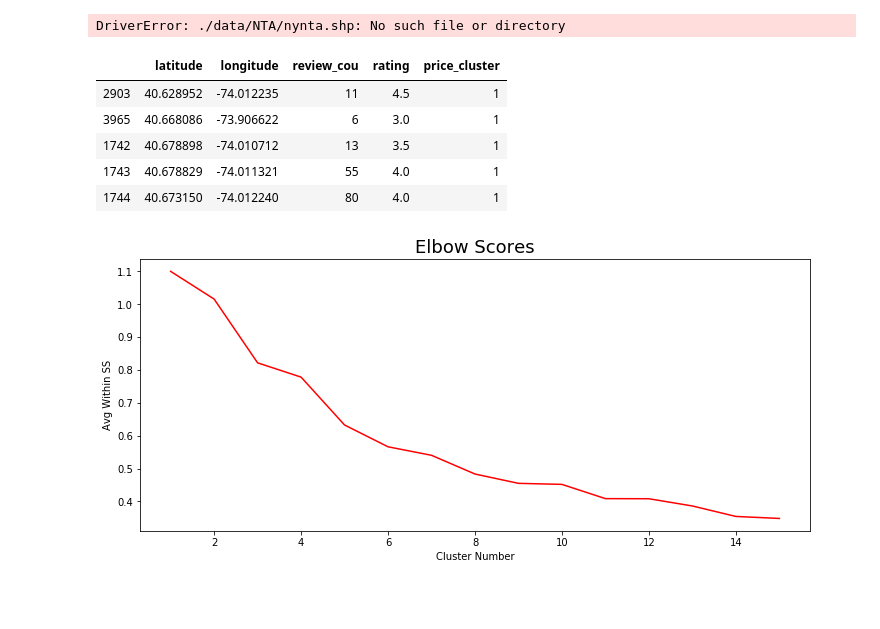
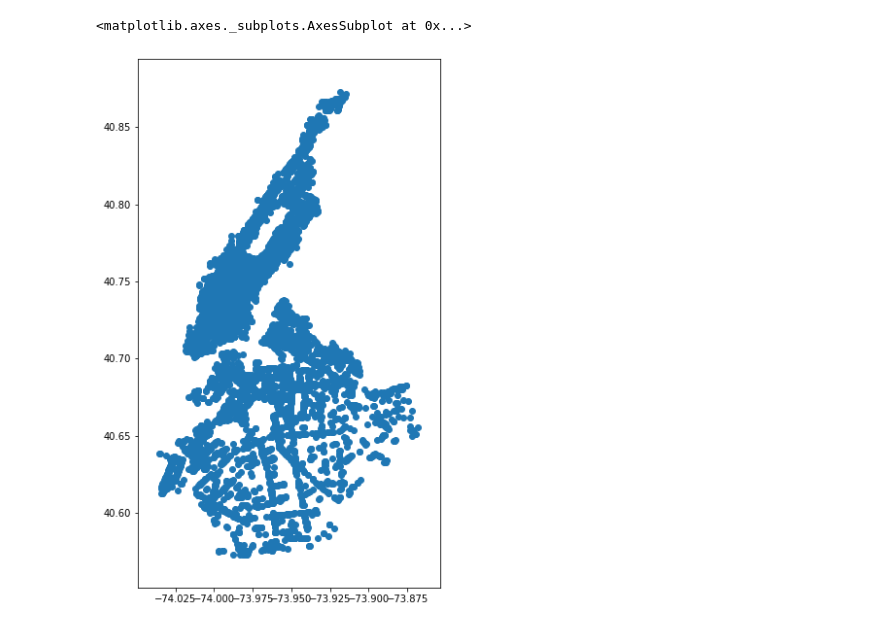
Before and after one commit to lobodemonte/restaurant-scene-ads, a Jupyter notebook: Yelp_Kmeans.ipynb, the cells around one changed output. Drawn from its saved outputs; the diff is of its cells as text; code cells hidden in the pictures; blank space fills up the shorter version.

```diff
--- a/Yelp_Kmeans.ipynb
+++ b/Yelp_Kmeans.ipynb
@@ -31,6 +31,24 @@ def get_kmeans_labels(data, num_clusters):
     km = KMeans(n_clusters=num_clusters)
     results=km.fit(data)
     return results.labels_
+
+def massage_original_data(data):
+    data = data.sort_values(by=['price'])
+    data = data[data['price'] != 'MISSING'] ## NOTE: filters out MISSING prices
+    data['price_cat'] = pd.factorize(data['price'])[0]+1
+    ## $= under $10. $$=11-30. $$$=31-60. $$$$= over $61.
+    data.loc[data['price'] == '$', 'price'] = 10
+    data.loc[data['price'] == '$$', 'price'] = 20
+    data.loc[data['price'] == '$$$', 'price'] = 45
+    data.loc[data['price'] == '$$$$', 'price'] = 65
+    data['NTACode_fact'] = pd.factorize(data['NTACode'])[0]+1
+    return data
+
+def normalize_data(data):
+    data['latitude']  =(data['latitude']  -data['latitude'].mean())  /data['latitude'].std()
+    data['longitude'] =(data['longitude'] -data['longitude'].mean()) /data['longitude'].std()
+    data['review_cou']=(data['review_cou']-data['review_cou'].mean())/data['review_cou'].std()
+    return data
 # %%
 # data paths
 data_path = "./data"
@@ -40,12 +62,17 @@ path_census_tracts = './data/ACS/CensusTracts'
 # %%
 # Reading in Yelp shapefiles
 MN_Yelp = gpd.read_file(Yelp_MN_path + "MN_Yelp_CensusTract_NTA.shp")
 BK_Yelp = gpd.read_file(Yelp_BK_path + "BK_Yelp_CensusTract_NTA.shp")
 
-NTA = gpd.read_file('/data/NTA/nynta.shp')
+NY_Yelp = MN_Yelp.append([BK_Yelp],sort='True')
+NTA = gpd.read_file('data/NTA/nynta.shp')
 
-f, axes = plt.subplots(nrows=1, ncols=2, figsize=(10, 10))
-MN_Yelp.plot(ax=axes[0])
-BK_Yelp.plot(ax=axes[1])
+MN_Yelp = massage_original_data(MN_Yelp)
+BK_Yelp = massage_original_data(BK_Yelp)
+NY_Yelp = massage_original_data(NY_Yelp)
+
+f, ax = plt.subplots(figsize=(10, 10))
+NY_Yelp.plot(ax=ax)
 # %% [output]
-DriverError: ./data/NTA/nynta.shp: No such file or directory
+<matplotlib.axes._subplots.AxesSubplot at 0x...>
+[figure, added]
@@ -62,13 +78,0 @@ BK_Yelp = massage_data(BK_Yelp)
-# %%
-# print(BK_Yelp.columns)
-columns = ['latitude', 'longitude','review_cou','rating', 'price_cluster']
-
-BK_Yelp_sub = BK_Yelp[columns].copy()
-BK_Yelp_sub.head()
-# %% [output]
-|  | latitude | longitude | review_cou | rating | price_cluster |
-| 2903 | 40.628952 | -74.012235 | 11 | 4.5 | 1 |
-| 3965 | 40.668086 | -73.906622 | 6 | 3.0 | 1 |
-| 1742 | 40.678898 | -74.010712 | 13 | 3.5 | 1 |
-| 1743 | 40.678829 | -74.011321 | 55 | 4.0 | 1 |
-| 1744 | 40.673150 | -74.012240 | 80 | 4.0 | 1 |
@@ -77,4 +78,0 @@ BK_Yelp_sub['review_cou']=(BK_Yelp_sub['review_cou']-BK_Yelp_sub['review_cou'].m
-# %%
-elbow_scores(BK_Yelp_sub, 15)
-# %% [output]
-[figure, removed]
```
Also changed, not shown: parts of 22 cells of this notebook.
